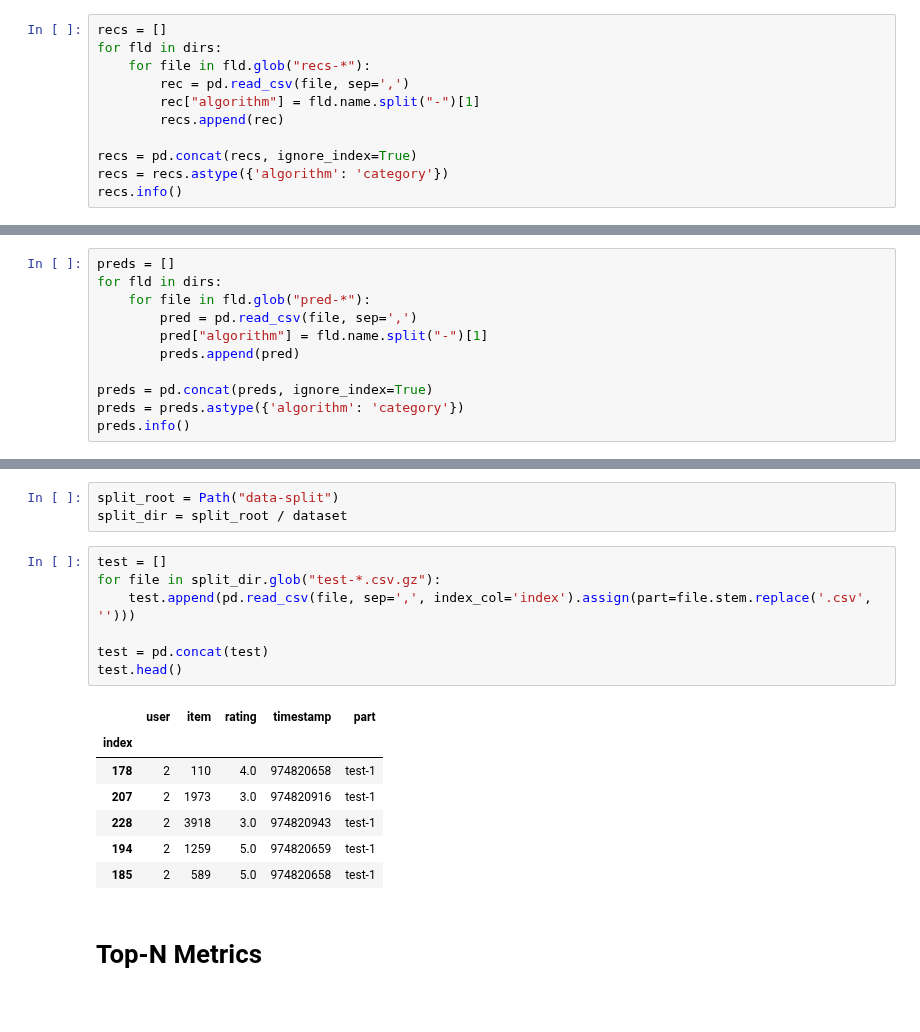
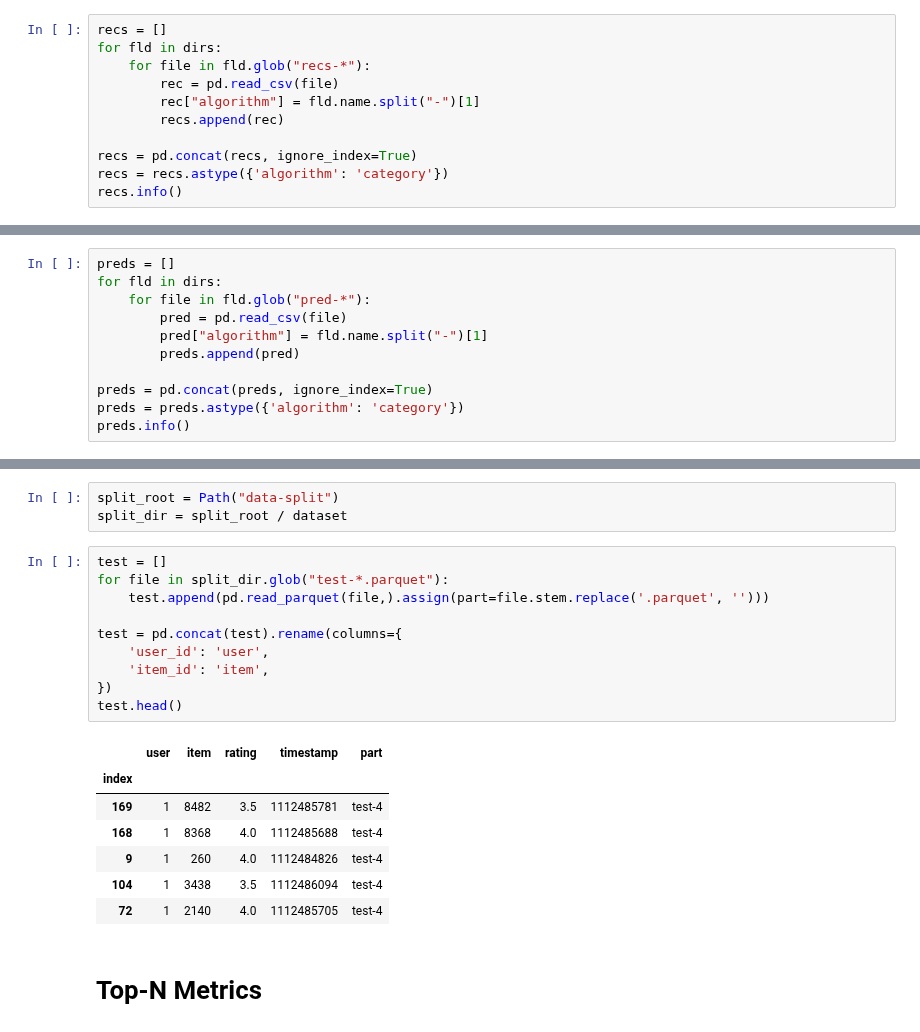
Before and after one commit to lenskit/lk-demo-experiment, a Jupyter notebook: eval-report.ml20m.ipynb, the cells around one changed output, grey strips where cells are left out. Drawn from its saved outputs; the diff is of its cells as text.

```diff
--- a/eval-report.ml20m.ipynb
+++ b/eval-report.ml20m.ipynb
@@ -51,7 +51,7 @@ dirs = [fld for fld in output_root.glob(f'{dataset}-*')]
 recs = []
 for fld in dirs:
     for file in fld.glob("recs-*"):
-        rec = pd.read_csv(file, sep=',')
+        rec = pd.read_csv(file)
         rec["algorithm"] = fld.name.split("-")[1]
         recs.append(rec)
 
@@ -81,7 +81,7 @@ Categories (7, object): ['ALS', 'Bias', 'IALS', 'IIE', 'III', 'Pop', 'UUE']
 preds = []
 for fld in dirs:
     for file in fld.glob("pred-*"):
-        pred = pd.read_csv(file, sep=',')
+        pred = pd.read_csv(file)
         pred["algorithm"] = fld.name.split("-")[1]
         preds.append(pred)
 
@@ -109,19 +109,22 @@ split_root = Path("data-split")
 split_dir = split_root / dataset
 # %%
 test = []
-for file in split_dir.glob("test-*.csv.gz"):
-    test.append(pd.read_csv(file, sep=',', index_col='index').assign(part=file.stem.replace('.csv', '')))
+for file in split_dir.glob("test-*.parquet"):
+    test.append(pd.read_parquet(file,).assign(part=file.stem.replace('.parquet', '')))
 
-test = pd.concat(test)
+test = pd.concat(test).rename(columns={
+    'user_id': 'user',
+    'item_id': 'item',
+})
 test.head()
 # %% [output]
 |  | user | item | rating | timestamp | part |
 | index |  |  |  |  |  |
-| 178 | 2 | 110 | 4.0 | 974820658 | test-1 |
-| 207 | 2 | 1973 | 3.0 | 974820916 | test-1 |
-| 228 | 2 | 3918 | 3.0 | 974820943 | test-1 |
-| 194 | 2 | 1259 | 5.0 | 974820659 | test-1 |
-| 185 | 2 | 589 | 5.0 | 974820658 | test-1 |
+| 169 | 1 | 8482 | 3.5 | 1112485781 | test-4 |
+| 168 | 1 | 8368 | 4.0 | 1112485688 | test-4 |
+| 9 | 1 | 260 | 4.0 | 1112484826 | test-4 |
+| 104 | 1 | 3438 | 3.5 | 1112486094 | test-4 |
+| 72 | 1 | 2140 | 4.0 | 1112485705 | test-4 |
 # %% [markdown]
 # Top-N Metrics
 # %% [markdown]
```
Also changed, not shown: parts of 26 cells of this notebook, 3 other files.
